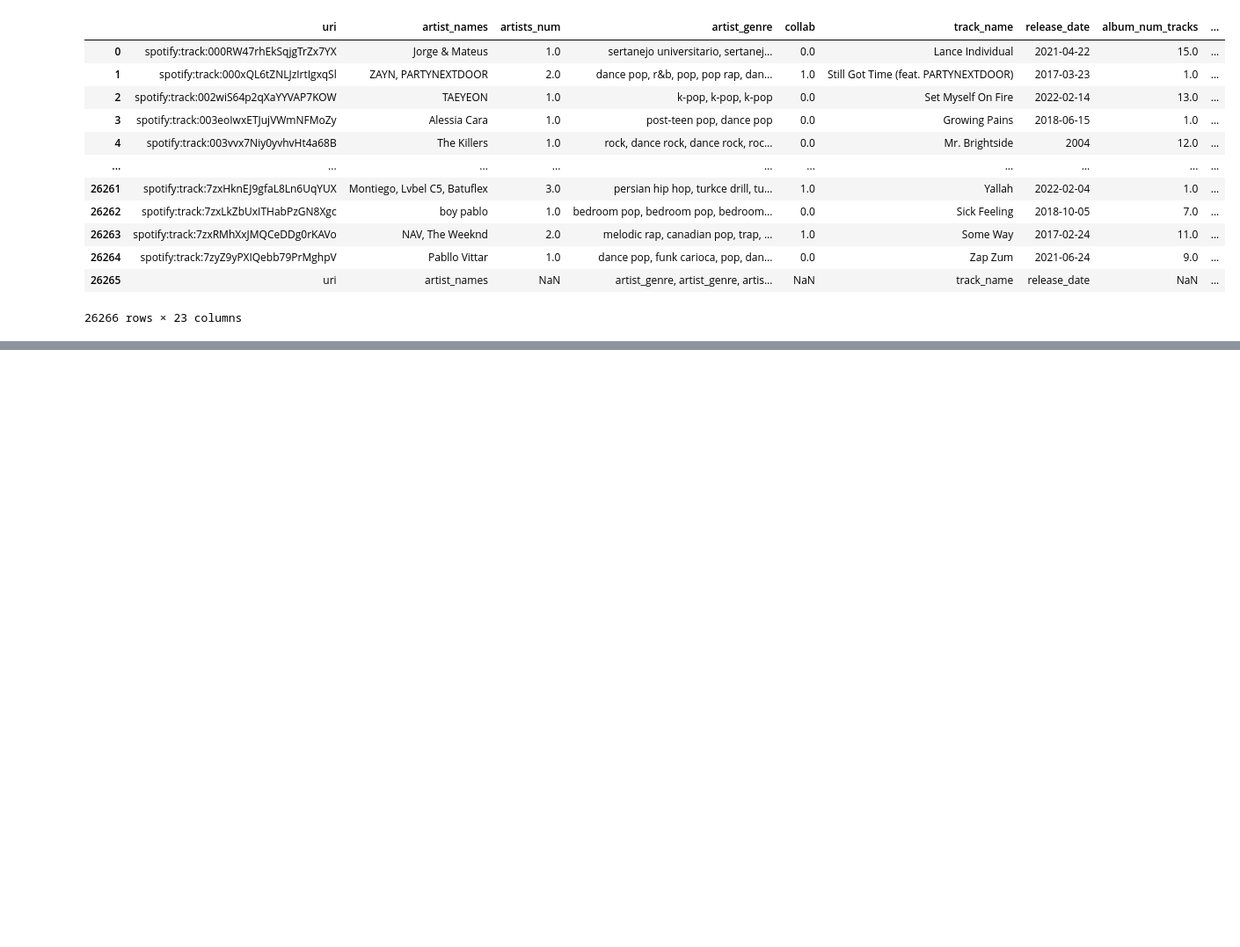
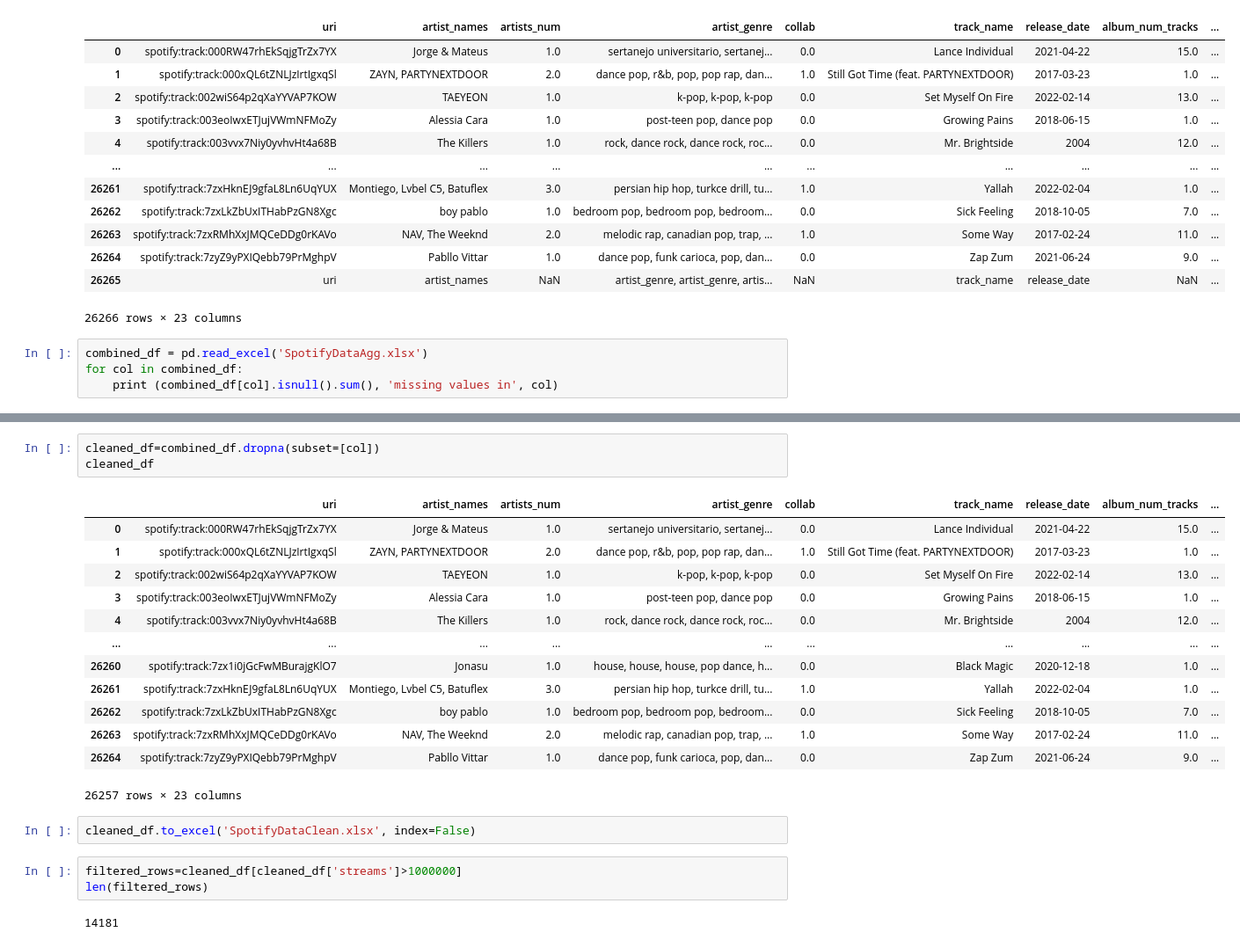
Before and after one commit to AndreasHaavik/BigDataSpotify, a Jupyter notebook: cleaningdata.ipynb, the cells around one changed output, grey strips where cells are left out. Shown at 88% size. Cells and saved outputs as stored; diff of their text form; blank space fills up the shorter version.

Commit message:
more cleaning
mnar removed

```diff
--- a/cleaningdata.ipynb
+++ b/cleaningdata.ipynb
@@ -77,3 +65,7 @@ combined_df
 | 26264 | spotify:track:7zyZ9yPXIQebb79PrMghpV | Pabllo Vittar | 1.0 | dance pop, funk carioca, pop, dan... | 0.0 | Zap Zum | 2021-06-24 | 9.0 | ... |
 | 26265 | uri | artist_names | NaN | artist_genre, artist_genre, artis... | NaN | track_name | release_date | NaN | ... |
 26266 rows × 23 columns
+# %%
+combined_df = pd.read_excel('SpotifyDataAgg.xlsx')
+for col in combined_df:
+    print (combined_df[col].isnull().sum(), 'missing values in', col)
@@ -79,0 +105,24 @@ combined_df
+# %%
+cleaned_df=combined_df.dropna(subset=[col])
+cleaned_df
+# %% [output]
+|  | uri | artist_names | artists_num | artist_genre | collab | track_name | release_date | album_num_tracks | ... |
+| 0 | spotify:track:000RW47rhEkSqjgTrZx7YX | Jorge & Mateus | 1.0 | sertanejo universitario, sertanej... | 0.0 | Lance Individual | 2021-04-22 | 15.0 | ... |
+| 1 | spotify:track:000xQL6tZNLJzIrtIgxqSl | ZAYN, PARTYNEXTDOOR | 2.0 | dance pop, r&b, pop, pop rap, dan... | 1.0 | Still Got Time (feat. PARTYNEXTDOOR) | 2017-03-23 | 1.0 | ... |
+| 2 | spotify:track:002wiS64p2qXaYYVAP7KOW | TAEYEON | 1.0 | k-pop, k-pop, k-pop | 0.0 | Set Myself On Fire | 2022-02-14 | 13.0 | ... |
+| 3 | spotify:track:003eoIwxETJujVWmNFMoZy | Alessia Cara | 1.0 | post-teen pop, dance pop | 0.0 | Growing Pains | 2018-06-15 | 1.0 | ... |
+| 4 | spotify:track:003vvx7Niy0yvhvHt4a68B | The Killers | 1.0 | rock, dance rock, dance rock, roc... | 0.0 | Mr. Brightside | 2004 | 12.0 | ... |
+| ... | ... | ... | ... | ... | ... | ... | ... | ... | ... |
+| 26260 | spotify:track:7zx1i0jGcFwMBurajgKlO7 | Jonasu | 1.0 | house, house, house, pop dance, h... | 0.0 | Black Magic | 2020-12-18 | 1.0 | ... |
+| 26261 | spotify:track:7zxHknEJ9gfaL8Ln6UqYUX | Montiego, Lvbel C5, Batuflex | 3.0 | persian hip hop, turkce drill, tu... | 1.0 | Yallah | 2022-02-04 | 1.0 | ... |
+| 26262 | spotify:track:7zxLkZbUxITHabPzGN8Xgc | boy pablo | 1.0 | bedroom pop, bedroom pop, bedroom... | 0.0 | Sick Feeling | 2018-10-05 | 7.0 | ... |
+| 26263 | spotify:track:7zxRMhXxJMQCeDDg0rKAVo | NAV, The Weeknd | 2.0 | melodic rap, canadian pop, trap, ... | 1.0 | Some Way | 2017-02-24 | 11.0 | ... |
+| 26264 | spotify:track:7zyZ9yPXIQebb79PrMghpV | Pabllo Vittar | 1.0 | dance pop, funk carioca, pop, dan... | 0.0 | Zap Zum | 2021-06-24 | 9.0 | ... |
+26257 rows × 23 columns
+# %%
+cleaned_df.to_excel('SpotifyDataClean.xlsx', index=False)
+# %%
+filtered_rows=cleaned_df[cleaned_df['streams']>1000000]
+len(filtered_rows)
+# %% [output]
+14181
```
Also changed, not shown: parts of 5 cells of this notebook, 2 other files.
